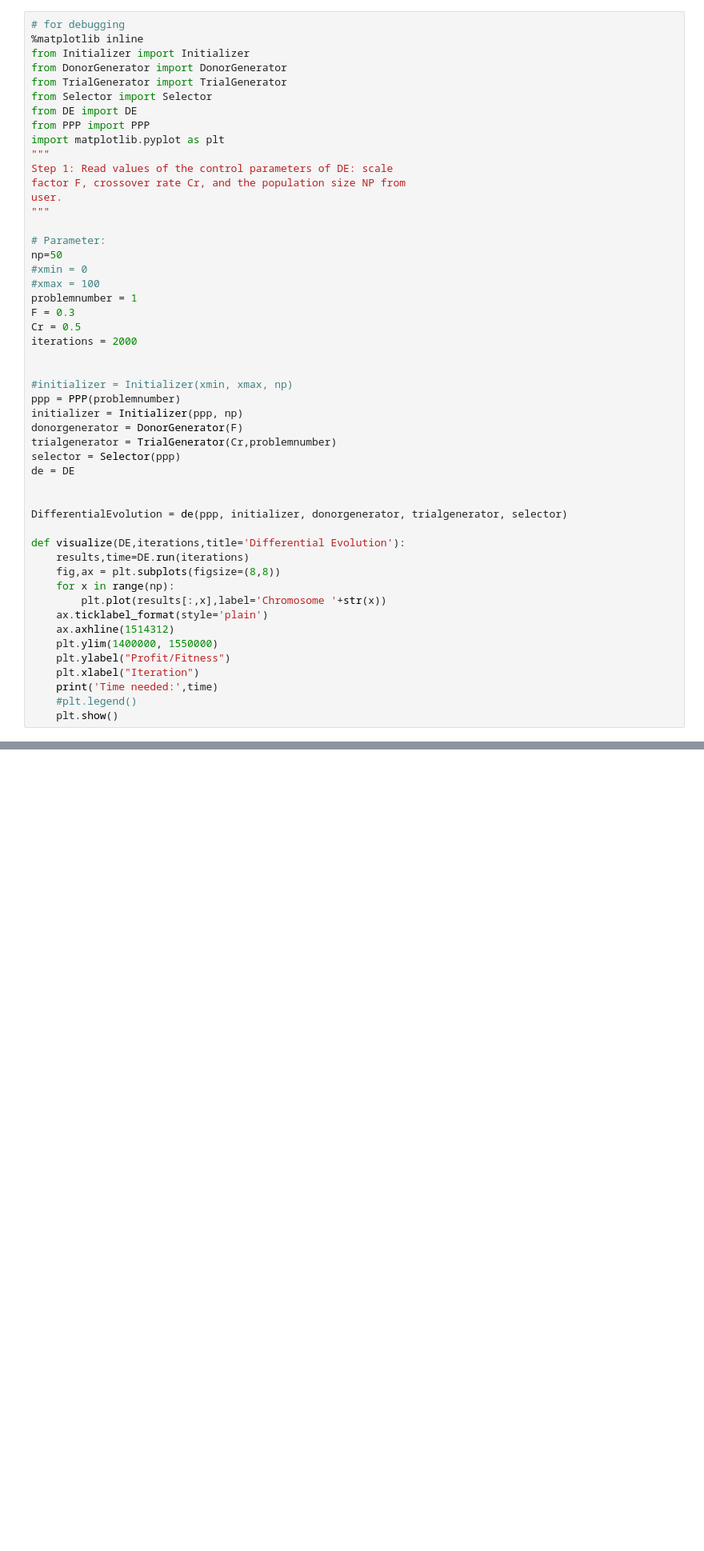
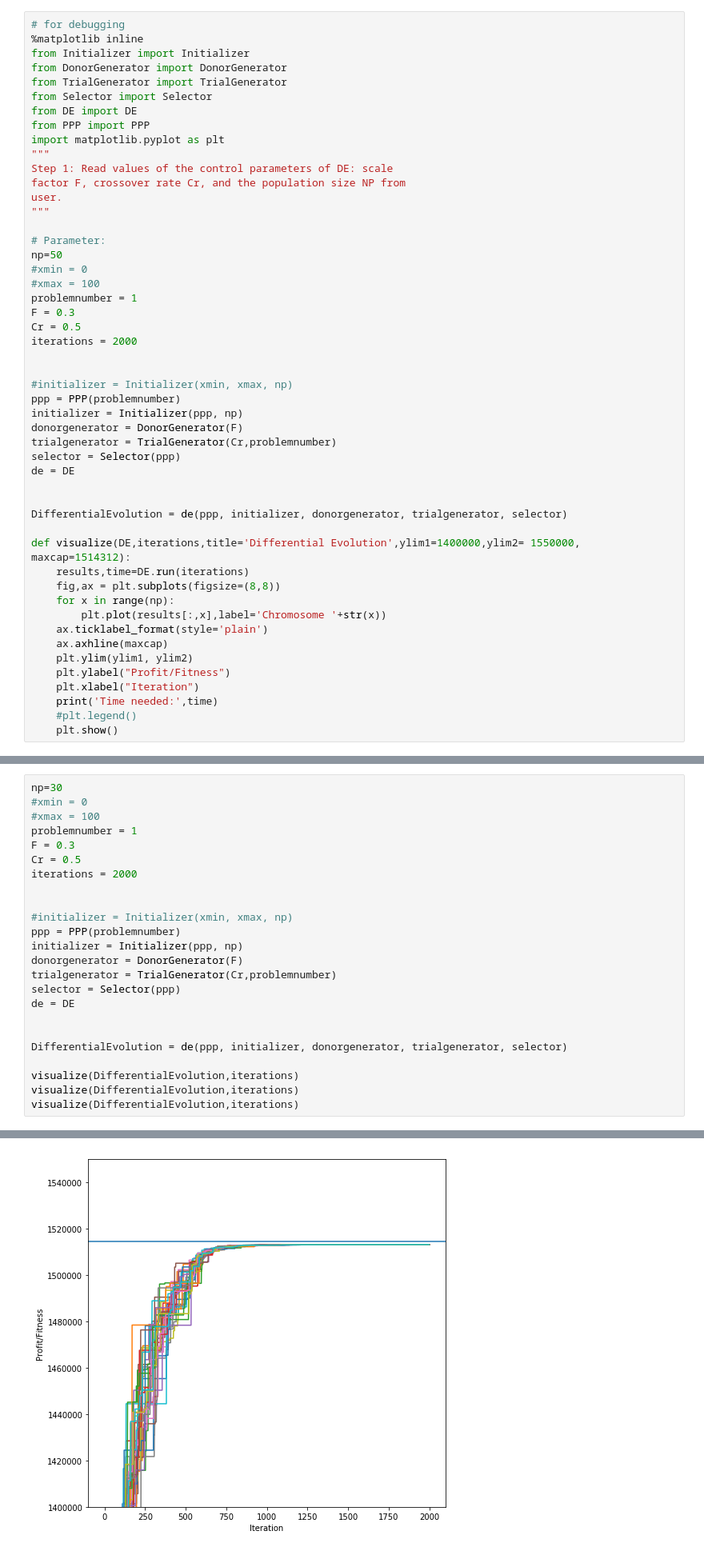
Before and after one commit to bereRadeck/NIA-Homework, a Jupyter notebook: ex4/tests.ipynb, the cells around one changed output, grey strips where cells are left out. Shown at 80% size. Drawn from its saved outputs; the diff is of its cells as text; blank space fills up the shorter version.

```diff
--- a/ex4/tests.ipynb
+++ b/ex4/tests.ipynb
@@ -35,14 +35,14 @@ de = DE
 
 DifferentialEvolution = de(ppp, initializer, donorgenerator, trialgenerator, selector)
 
-def visualize(DE,iterations,title='Differential Evolution'):
+def visualize(DE,iterations,title='Differential Evolution',ylim1=1400000,ylim2= 1550000, maxcap=1514312):
     results,time=DE.run(iterations)
     fig,ax = plt.subplots(figsize=(8,8))
     for x in range(np):
         plt.plot(results[:,x],label='Chromosome '+str(x))
     ax.ticklabel_format(style='plain')
-    ax.axhline(1514312)
-    plt.ylim(1400000, 1550000)
+    ax.axhline(maxcap)
+    plt.ylim(ylim1, ylim2)
     plt.ylabel("Profit/Fitness")
     plt.xlabel("Iteration")
     print('Time needed:',time)
@@ -207,0 +66,25 @@ visualize(DifferentialEvolution,500)
+# %%
+np=30
+#xmin = 0
+#xmax = 100
+problemnumber = 1
+F = 0.3
+Cr = 0.5
+iterations = 2000
+
+
+#initializer = Initializer(xmin, xmax, np)
+ppp = PPP(problemnumber)
+initializer = Initializer(ppp, np)
+donorgenerator = DonorGenerator(F)
+trialgenerator = TrialGenerator(Cr,problemnumber)
+selector = Selector(ppp)
+de = DE
+
+
+DifferentialEvolution = de(ppp, initializer, donorgenerator, trialgenerator, selector)
+
+visualize(DifferentialEvolution,iterations)
+visualize(DifferentialEvolution,iterations)
+visualize(DifferentialEvolution,iterations)
+# %% [output]
@@ -207,0 +92 @@ visualize(DifferentialEvolution,500)
+[figure, added]
```
Also changed, not shown: parts of 68 cells of this notebook.
